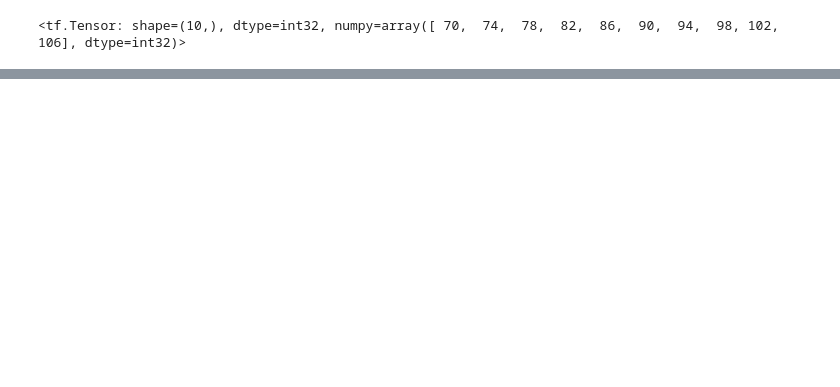
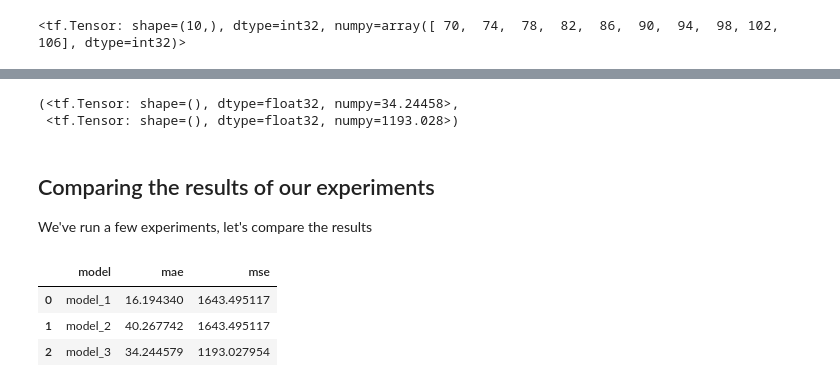
Before and after one commit to ra2dd/jupyter-tensor, a Jupyter notebook: 01_network_regression.ipynb, the cells around one changed output, grey strips where cells are left out. Drawn from its saved outputs; the diff is of its cells as text; code cells hidden in the pictures; blank space fills up the shorter version.

```diff
--- a/01_network_regression.ipynb
+++ b/01_network_regression.ipynb
@@ -491,0 +699,6 @@ plot_predictions()
+# %%
+# Calculate model_2 evaluation metrics
+mae_2 = mae_loss(y_test, y_preds_2)
+mse_2 = mse_loss(y_test, y_preds_2)
+
+mae_2, mse_2
@@ -491,0 +750,28 @@ plot_predictions()
+# %%
+# Calculate model_3 evaluation metrics
+mae_3 = mae_loss(y_test, y_preds_3)
+mse_3 = mse_loss(y_test, y_preds_3)
+
+mae_3, mse_3
+# %% [output]
+(<tf.Tensor: shape=(), dtype=float32, numpy=34.24458>,
+ <tf.Tensor: shape=(), dtype=float32, numpy=1193.028>)
+# %% [markdown]
+## Comparing the results of our experiments
+
+We've run a few experiments, let's compare the results
+# %%
+# Let's compare our models results using pandas DataFrame
+import pandas as pd
+
+model_results = [["model_1", mae_1.numpy(), mse_2.numpy()],
+                 ["model_2", mae_2.numpy(), mse_2.numpy()],
+                 ["model_3", mae_3.numpy(), mse_3.numpy()]]
+
+all_results = pd.DataFrame(model_results, columns=["model", "mae", "mse"])
+all_results
+# %% [output]
+|  | model | mae | mse |
+| 0 | model_1 | 16.194340 | 1643.495117 |
+| 1 | model_2 | 40.267742 | 1643.495117 |
+| 2 | model_3 | 34.244579 | 1193.027954 |
```
Also changed, not shown: parts of 34 cells of this notebook.
